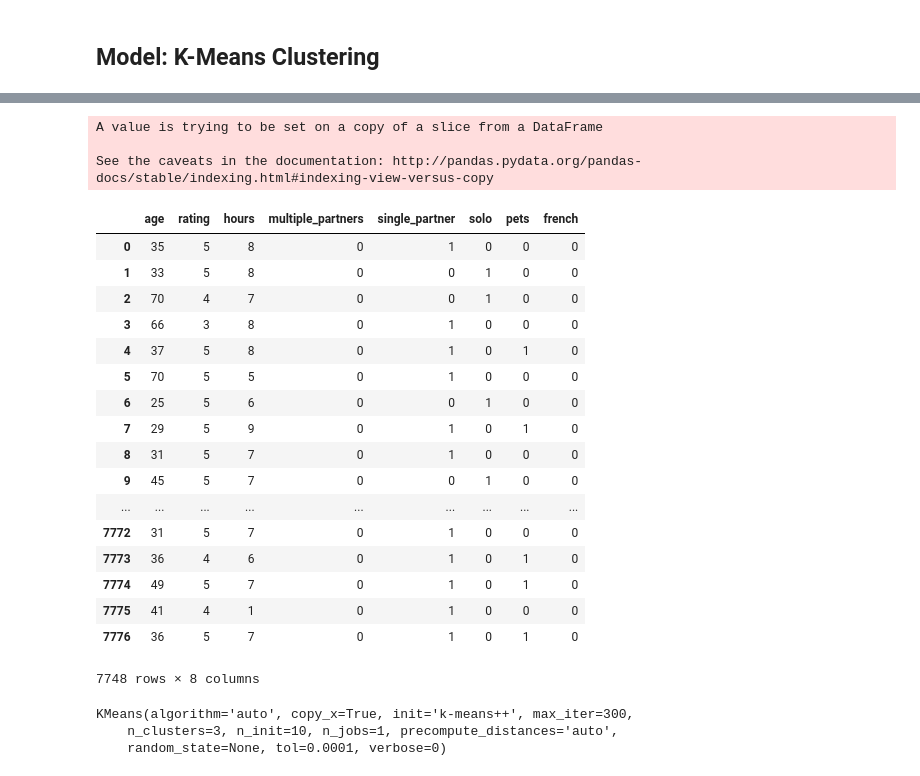
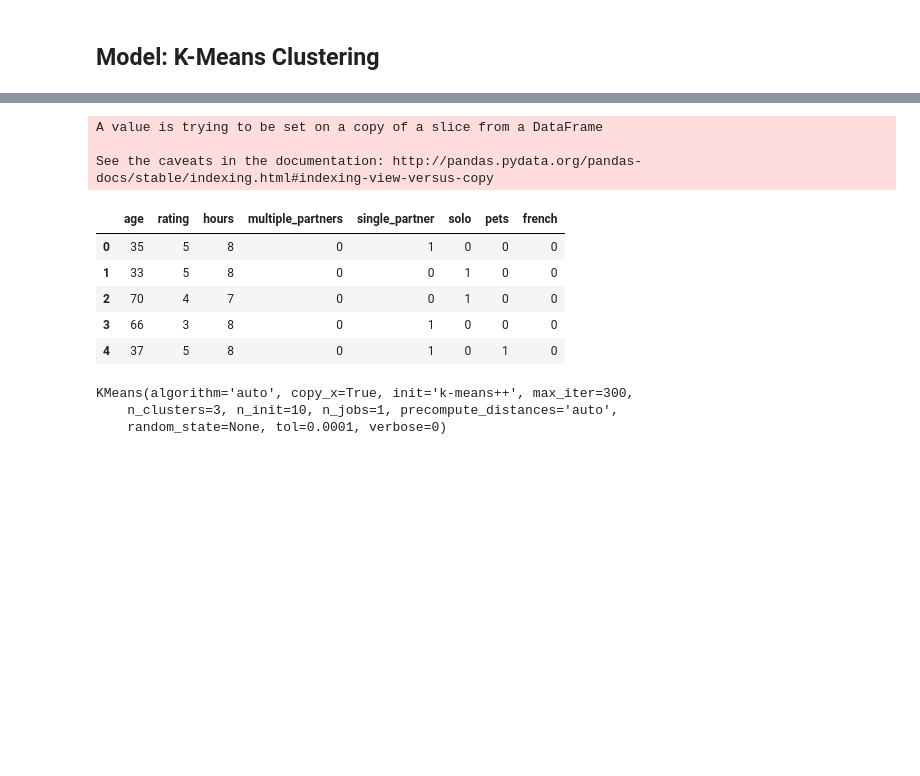
Before and after one commit to skickham/Casper_Mattresses, a Jupyter notebook: Casper Case Study.ipynb, the cells around one changed output, grey strips where cells are left out. Drawn from its saved outputs; the diff is of its cells as text; code cells hidden in the pictures; blank space fills up the shorter version.

```diff
--- a/Casper Case Study.ipynb
+++ b/Casper Case Study.ipynb
@@ -293,6 +293,6 @@ casper.to_csv('casper2.csv')
 # %% [markdown]
 ## Model: K-Means Clustering
 # %%
-import pandas as pd
-casper = pd.read_csv('casper2.csv')
-casper.dtypes
+# import pandas as pd
+# casper = pd.read_csv('casper2.csv')
+# casper.dtypes
@@ -327,29 +308,17 @@ casper.head()
 # %%
 casper_subset = casper[['age', 'rating', 'hours', 'multiple_partners', 'single_partner', 'solo', 'pets', 'french']]
 casper_subset.dropna(inplace=True)
-casper_subset.astype(int, inplace=True)
+casper_subset.astype(int, inplace=True).head()
 # %% [output]
 A value is trying to be set on a copy of a slice from a DataFrame
 
 See the caveats in the documentation: http://pandas.pydata.org/pandas-docs/stable/indexing.html#indexing-view-versus-copy
 |  | age | rating | hours | multiple_partners | single_partner | solo | pets | french |
 | 0 | 35 | 5 | 8 | 0 | 1 | 0 | 0 | 0 |
 | 1 | 33 | 5 | 8 | 0 | 0 | 1 | 0 | 0 |
 | 2 | 70 | 4 | 7 | 0 | 0 | 1 | 0 | 0 |
 | 3 | 66 | 3 | 8 | 0 | 1 | 0 | 0 | 0 |
 | 4 | 37 | 5 | 8 | 0 | 1 | 0 | 1 | 0 |
-| 5 | 70 | 5 | 5 | 0 | 1 | 0 | 0 | 0 |
-| 6 | 25 | 5 | 6 | 0 | 0 | 1 | 0 | 0 |
-| 7 | 29 | 5 | 9 | 0 | 1 | 0 | 1 | 0 |
-| 8 | 31 | 5 | 7 | 0 | 1 | 0 | 0 | 0 |
-| 9 | 45 | 5 | 7 | 0 | 0 | 1 | 0 | 0 |
-| ... | ... | ... | ... | ... | ... | ... | ... | ... |
-| 7772 | 31 | 5 | 7 | 0 | 1 | 0 | 0 | 0 |
-| 7773 | 36 | 4 | 6 | 0 | 1 | 0 | 1 | 0 |
-| 7774 | 49 | 5 | 7 | 0 | 1 | 0 | 1 | 0 |
-| 7775 | 41 | 4 | 1 | 0 | 1 | 0 | 0 | 0 |
-| 7776 | 36 | 5 | 7 | 0 | 1 | 0 | 1 | 0 |
-7748 rows × 8 columns
 # %%
 from sklearn.cluster import KMeans
 
```
Also changed, not shown: parts of 21 cells of this notebook.
